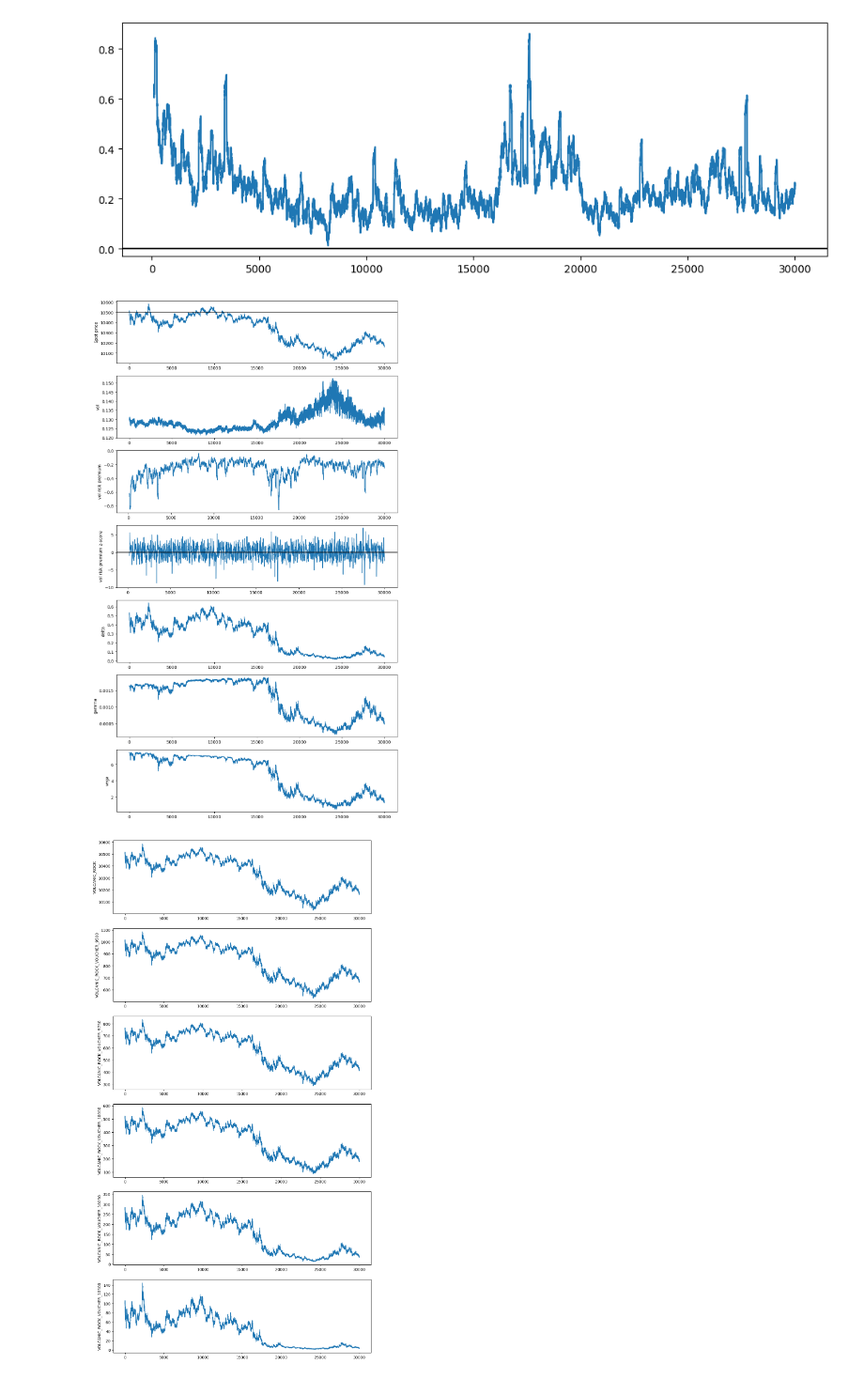
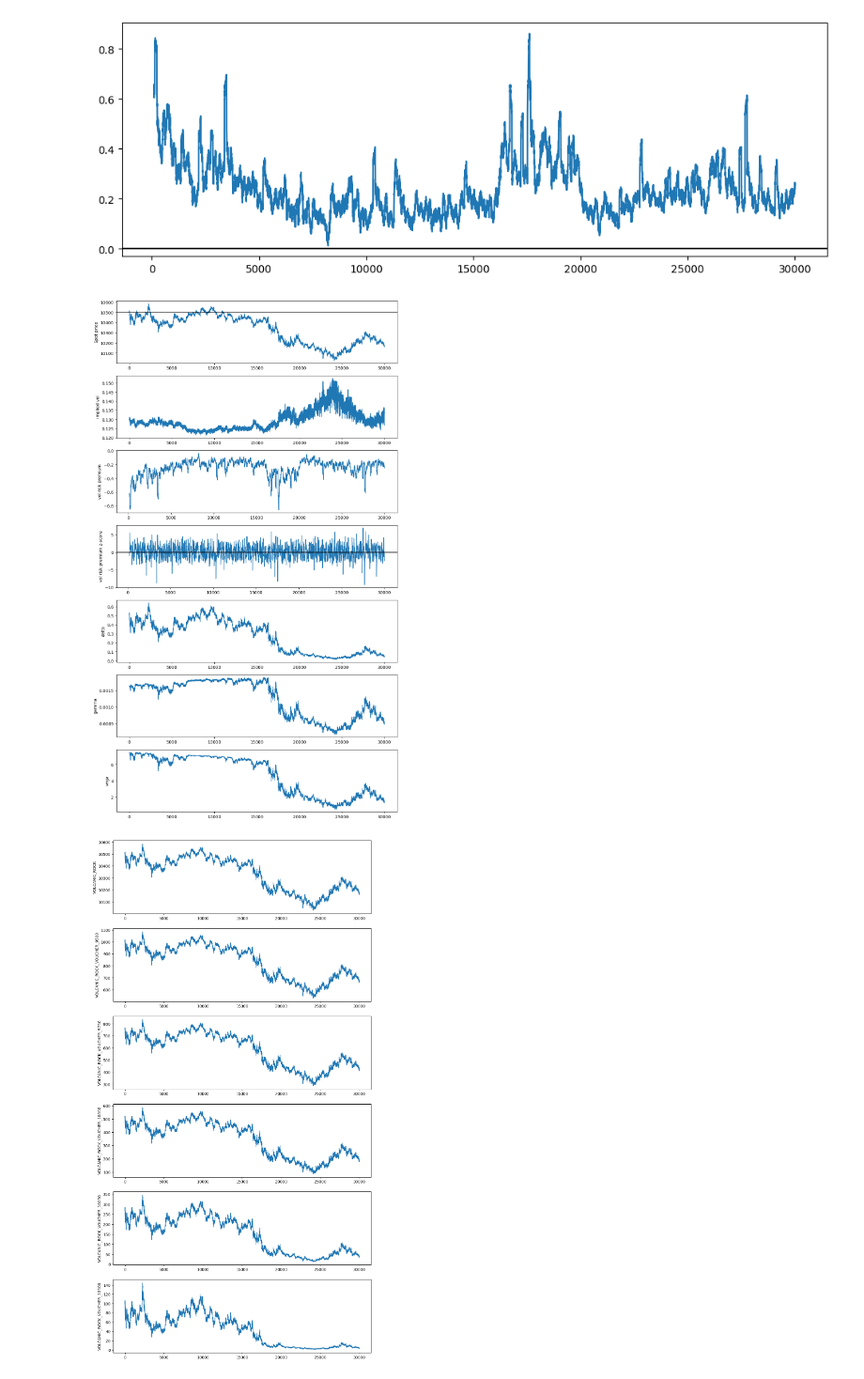
Before and after one commit to aemilani/imc-prosperity-3, a Jupyter notebook: notebooks/rock.ipynb, the cells around one changed output. Shown at 94% size. Cells and saved outputs as stored; diff of their text form; code cells hidden in the pictures.

```diff
--- a/notebooks/rock.ipynb
+++ b/notebooks/rock.ipynb
@@ -160,33 +160,33 @@ plt.show()
 # %%
 call = call_4
 w = 100
 
 logr = np.log(rock['mid_price'] / rock['mid_price'].shift(1))
 realized_vol = logr.rolling(w).std() * np.sqrt(10000 * 250)
 vol_spread = call['implied_vol'] - realized_vol
 vol_spread_zscore = (vol_spread - vol_spread.rolling(w).mean()) / vol_spread.rolling(w).std()
 
 fig, ax = plt.subplots(7, 1, figsize=(12, 22))
 ax[0].plot(call['spot'])
 ax[0].set_ylabel('Spot price')
 ax[0].axhline(call.iloc[0]['strike'], c='k')
 ax[1].plot(call['implied_vol'])
-ax[1].set_ylabel('vol')
+ax[1].set_ylabel('implied vol')
 ax[2].plot(vol_spread)
 ax[2].axhline(0, c='k')
 ax[2].set_ylabel('vol risk premium')
 ax[3].plot(vol_spread_zscore)
 ax[3].axhline(0, c='k')
 ax[3].set_ylabel('vol risk premium z-score')
 ax[4].plot(call['delta'])
 ax[4].set_ylabel('delta')
 ax[5].plot(call['gamma'])
 ax[5].set_ylabel('gamma')
 ax[6].plot(call['vega'])
 ax[6].set_ylabel('vega')
 plt.show()
 # %% [output]
-[figure, old version]
+[figure, new version]
 # %%
 products = [rock, call_0, call_1, call_2, call_3, call_4]
 # %%
```
Also changed, not shown: 1 other file.
